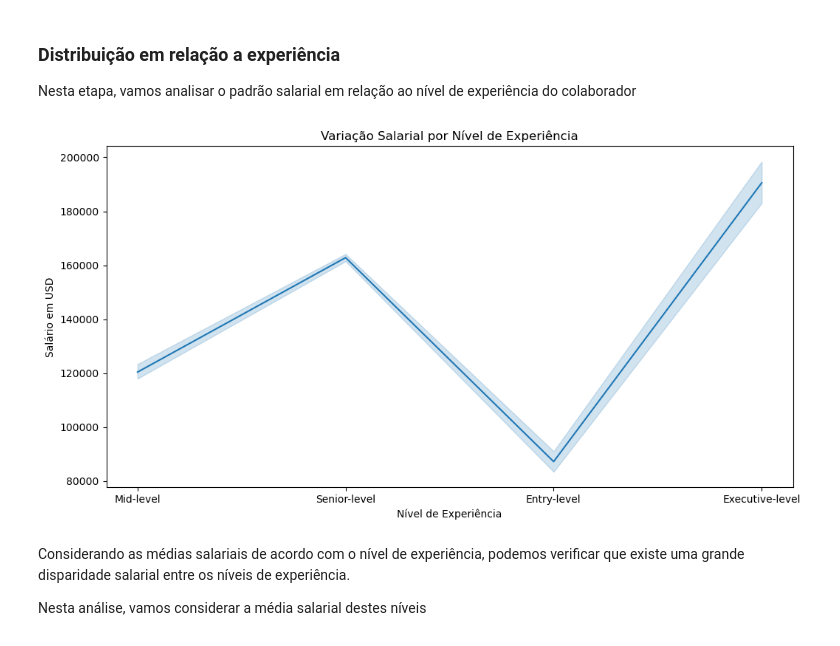
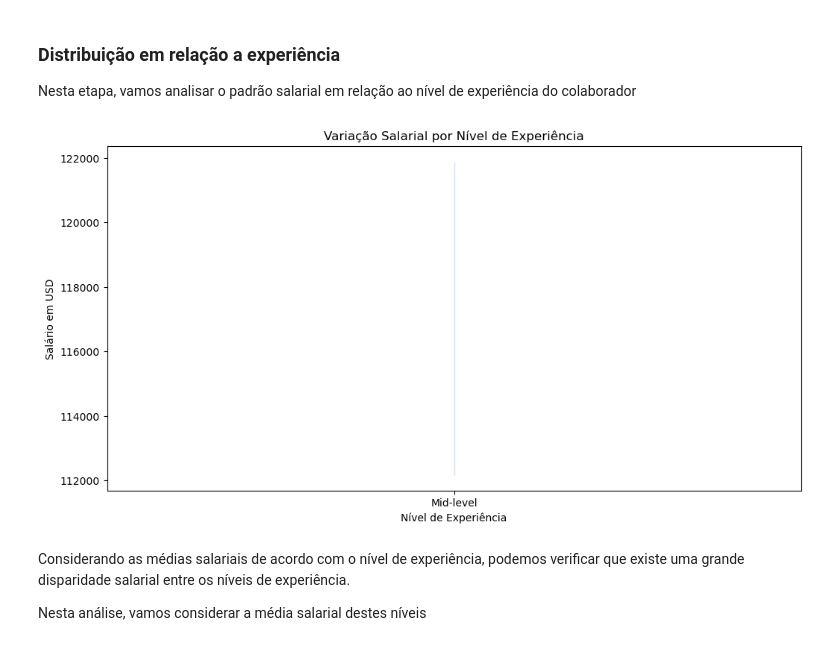
Before and after one commit to orafaelvinicius/Ada_tech, a Jupyter notebook: Tecnicas de programação I/Pasta Geral/Projeto/Projeto.ipynb, the cells around one changed output. Saved outputs shown, nothing was run; the diff lists cells and outputs as text; code cells hidden in the pictures.

```diff
--- a/Tecnicas de programação I/Pasta Geral/Projeto/Projeto.ipynb
+++ b/Tecnicas de programação I/Pasta Geral/Projeto/Projeto.ipynb
@@ -104,0 +147,3 @@ Com base na estrutura acima, vamos às análises.
+# %%
+df_data_scientist = df[df['job_title'] == 'Data Scientist']
+df_data_scientist.describe()
@@ -104,0 +194,5 @@ Com base na estrutura acima, vamos às análises.
+# %%
+# Identificando os outliers através de funções
+
+df_sem_outliers = df_data_scientist[(df_data_scientist['salary_in_usd'] <= 296358) & (df_data_scientist['salary_in_usd'] >= 12735)]
+df_sem_outliers
@@ -104,0 +229,3 @@ Com base na estrutura acima, vamos às análises.
+# %%
+df_full_data = df_sem_outliers[df_sem_outliers['employment_type'] == 'Full-time']
+df_full_data
@@ -201,13 +394,13 @@ plt.show()
 Nesta etapa, vamos analisar o padrão salarial em relação ao nível de experiência do colaborador
 # %%
 plt.figure(figsize=(12, 6))
-sns.lineplot(x='experience_level', y='salary_in_usd', data=df)
+sns.lineplot(x='experience_level', y='salary_in_usd', data=df_full_data)
 plt.title('Variação Salarial por Nível de Experiência')
 plt.xlabel('Nível de Experiência')
 plt.ylabel('Salário em USD')
 plt.show()
 # %% [output]
-[figure, old version]
+[figure, new version]
 # %% [markdown]
 Considerando as médias salariais de acordo com o nível de experiência, podemos verificar que existe uma grande disparidade salarial entre os níveis de experiência.
 
```
Also changed, not shown: parts of 26 cells of this notebook, 3 other files.
